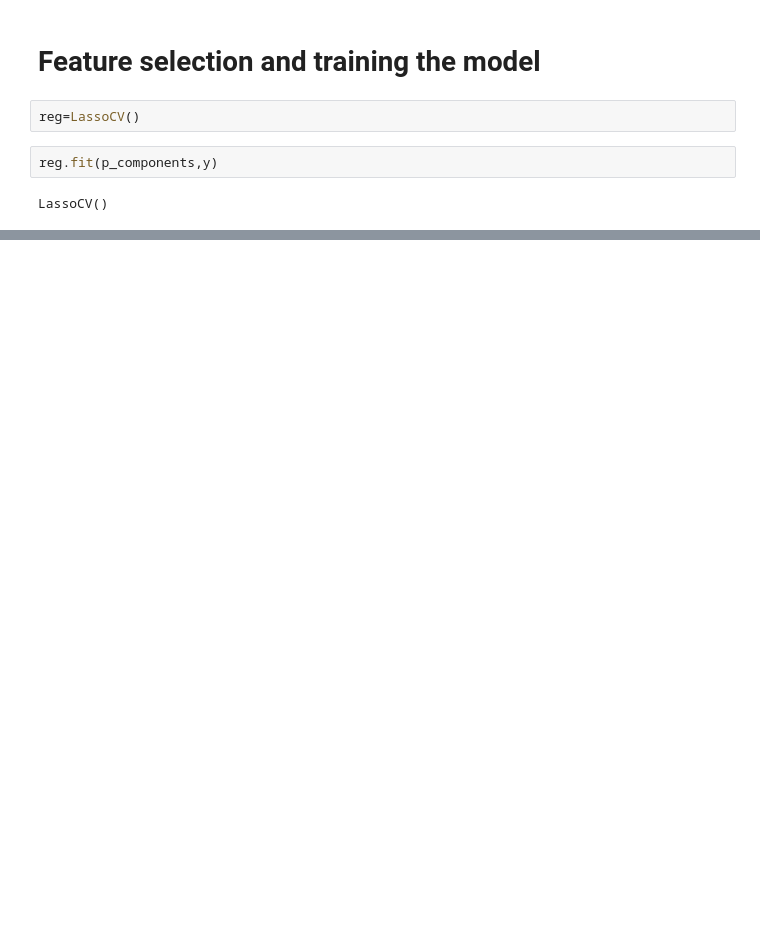
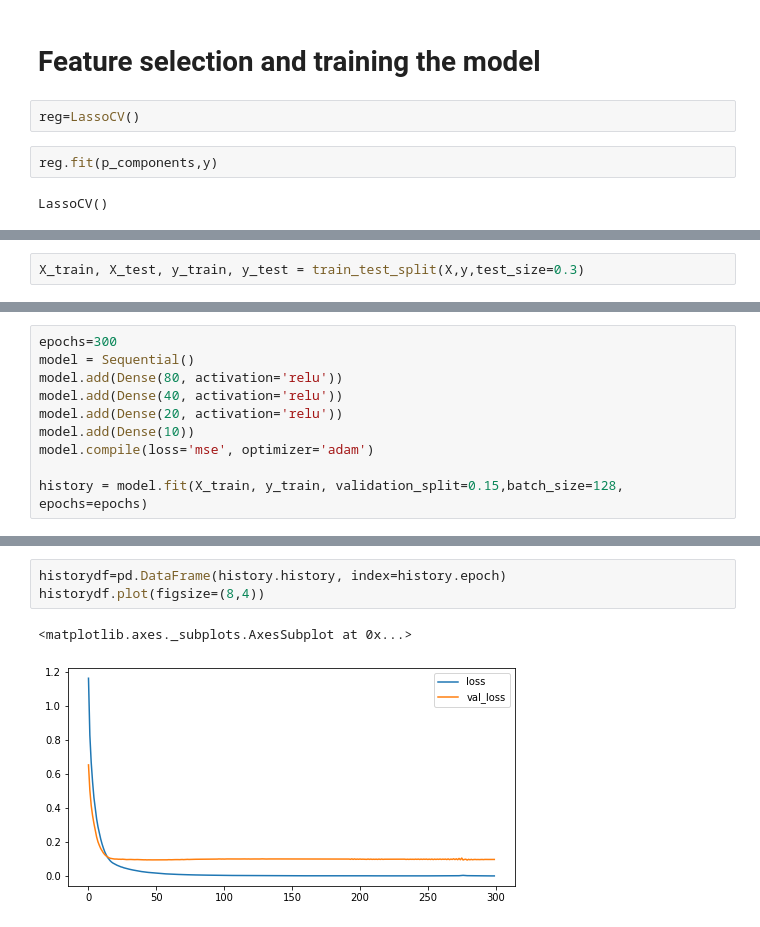
Before and after one commit to priscilahagunda/Machine-Learning-Labs, a Jupyter notebook: TASK_2.ipynb, the cells around one changed output, grey strips where cells are left out. Cells and saved outputs as stored; diff of their text form; blank space fills up the shorter version.

```diff
--- a/TASK_2.ipynb
+++ b/TASK_2.ipynb
@@ -355,0 +348,2 @@ array([0.25387739, 0.01886719])
+# %%
+X_train, X_test, y_train, y_test = train_test_split(X,y,test_size=0.3)
@@ -355,0 +354,10 @@ array([0.25387739, 0.01886719])
+# %%
+epochs=300
+model = Sequential()
+model.add(Dense(80, activation='relu'))
+model.add(Dense(40, activation='relu'))
+model.add(Dense(20, activation='relu'))
+model.add(Dense(10))
+model.compile(loss='mse', optimizer='adam')
+
+history = model.fit(X_train, y_train, validation_split=0.15,batch_size=128, epochs=epochs)
@@ -355,0 +402,6 @@ array([0.25387739, 0.01886719])
+# %%
+historydf=pd.DataFrame(history.history, index=history.epoch)
+historydf.plot(figsize=(8,4))
+# %% [output]
+<matplotlib.axes._subplots.AxesSubplot at 0x...>
+[figure, added]
```
Also changed, not shown: parts of 16 cells of this notebook.
